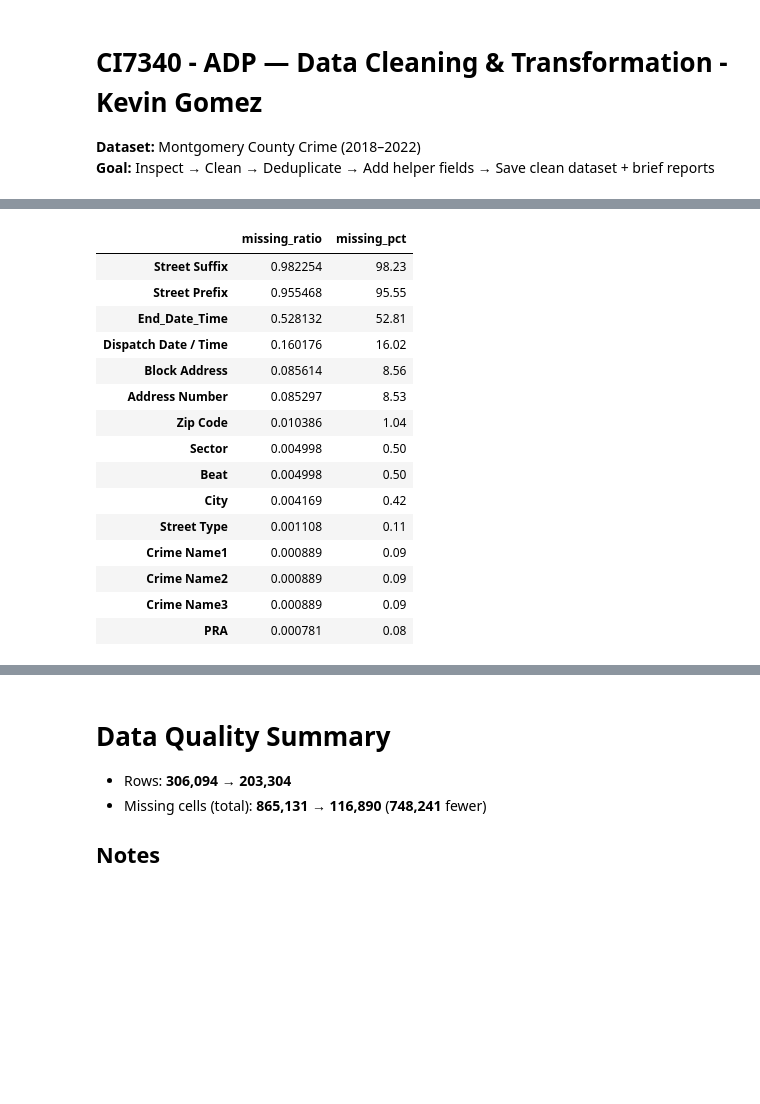
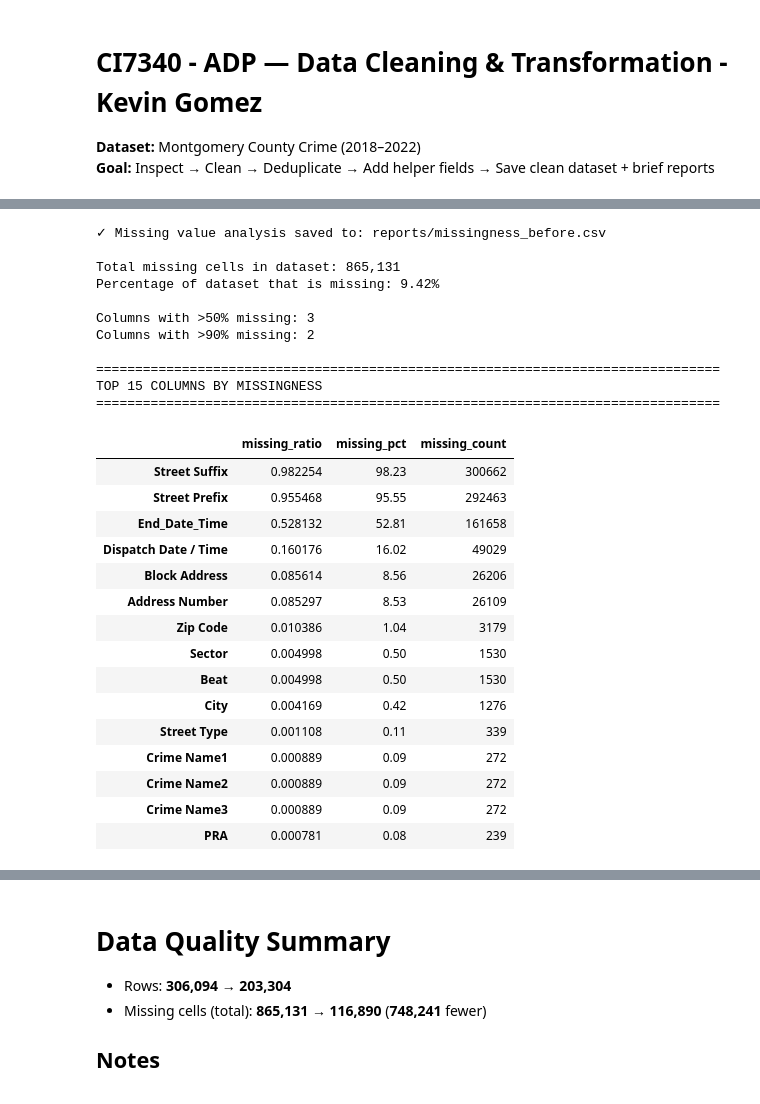
Before and after one commit to kumscds/Applied-Data-Programming-CI7340-Group-Coursework-1, a Jupyter notebook: data_cleaning_transformation.ipynb, the cells around one changed output, grey strips where cells are left out. Cells and saved outputs as stored; diff of their text form; code cells hidden in the pictures; blank space fills up the shorter version.

```diff
--- a/data_cleaning_transformation.ipynb
+++ b/data_cleaning_transformation.ipynb
@@ -87,22 +181,48 @@ memory usage: 70.1+ MB
 # %%
+# Calculate missing value statistics for each column
 miss_before = df_raw.isna().mean().sort_values(ascending=False).to_frame("missing_ratio")
 miss_before["missing_pct"] = (miss_before["missing_ratio"] * 100).round(2)
+miss_before["missing_count"] = df_raw.isna().sum().sort_values(ascending=False)
+
+# Save to CSV for documentation
 miss_before.to_csv(MISSING_BEFORE_CSV)
+print(f"✓ Missing value analysis saved to: {MISSING_BEFORE_CSV}")
+
+# Display summary statistics
+print(f"\nTotal missing cells in dataset: {df_raw.isna().sum().sum():,}")
+print(f"Percentage of dataset that is missing: {(df_raw.isna().sum().sum() / df_raw.size * 100):.2f}%")
+print(f"\nColumns with >50% missing: {(miss_before['missing_pct'] > 50).sum()}")
+print(f"Columns with >90% missing: {(miss_before['missing_pct'] > 90).sum()}")
+
+print("\n" + "=" * 80)
+print("TOP 15 COLUMNS BY MISSINGNESS")
+print("=" * 80)
 miss_before.head(15)
 # %% [output]
+✓ Missing value analysis saved to: reports/missingness_before.csv
+
+Total missing cells in dataset: 865,131
+Percentage of dataset that is missing: 9.42%
+
+Columns with >50% missing: 3
+Columns with >90% missing: 2
+
+================================================================================
+TOP 15 COLUMNS BY MISSINGNESS
+================================================================================
-|  | missing_ratio | missing_pct |
-| Street Suffix | 0.982254 | 98.23 |
-| Street Prefix | 0.955468 | 95.55 |
-| End_Date_Time | 0.528132 | 52.81 |
-| Dispatch Date / Time | 0.160176 | 16.02 |
-| Block Address | 0.085614 | 8.56 |
-| Address Number | 0.085297 | 8.53 |
-| Zip Code | 0.010386 | 1.04 |
-| Sector | 0.004998 | 0.50 |
-| Beat | 0.004998 | 0.50 |
-| City | 0.004169 | 0.42 |
-| Street Type | 0.001108 | 0.11 |
-| Crime Name1 | 0.000889 | 0.09 |
-| Crime Name2 | 0.000889 | 0.09 |
-| Crime Name3 | 0.000889 | 0.09 |
-| PRA | 0.000781 | 0.08 |
+|  | missing_ratio | missing_pct | missing_count |
+| Street Suffix | 0.982254 | 98.23 | 300662 |
+| Street Prefix | 0.955468 | 95.55 | 292463 |
+| End_Date_Time | 0.528132 | 52.81 | 161658 |
+| Dispatch Date / Time | 0.160176 | 16.02 | 49029 |
+| Block Address | 0.085614 | 8.56 | 26206 |
+| Address Number | 0.085297 | 8.53 | 26109 |
+| Zip Code | 0.010386 | 1.04 | 3179 |
+| Sector | 0.004998 | 0.50 | 1530 |
+| Beat | 0.004998 | 0.50 | 1530 |
+| City | 0.004169 | 0.42 | 1276 |
+| Street Type | 0.001108 | 0.11 | 339 |
+| Crime Name1 | 0.000889 | 0.09 | 272 |
+| Crime Name2 | 0.000889 | 0.09 | 272 |
+| Crime Name3 | 0.000889 | 0.09 | 272 |
+| PRA | 0.000781 | 0.08 | 239 |
```
Also changed, not shown: parts of 35 cells of this notebook.
